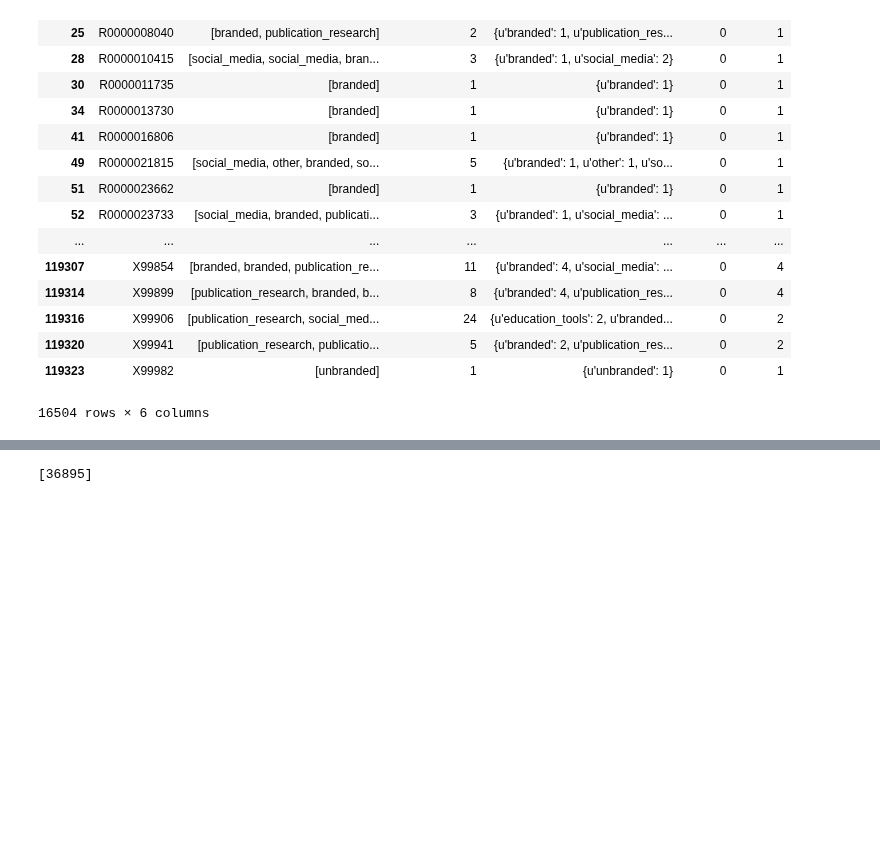
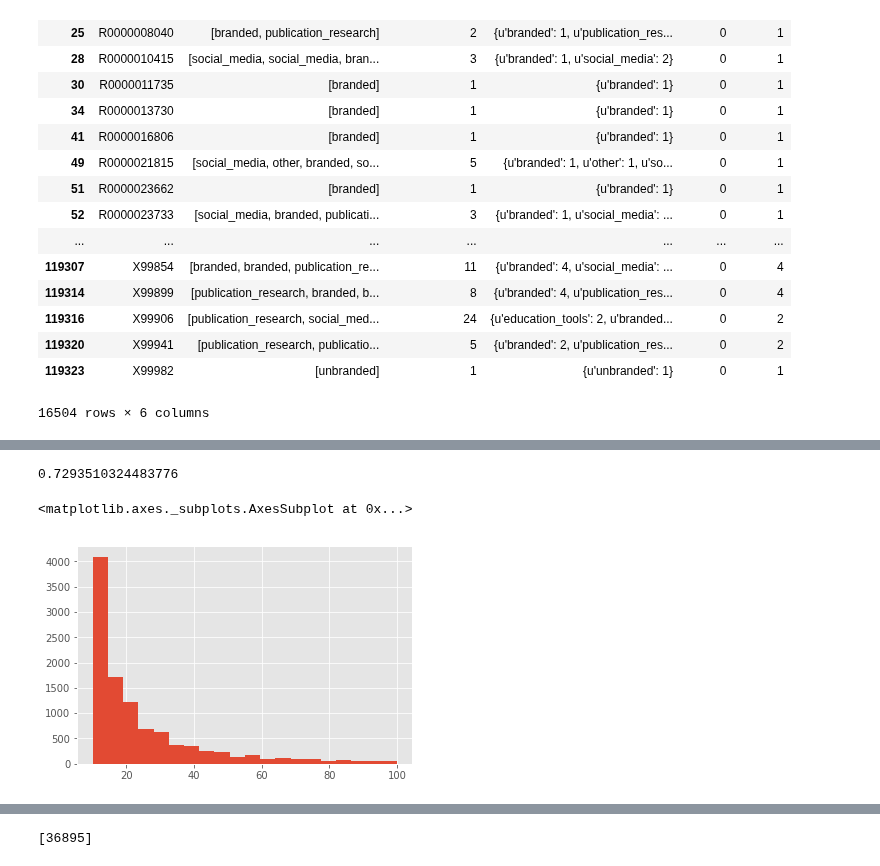
Before and after one commit to AmbitionData/DMD_AIM, a Jupyter notebook: models/behavioral_analysis.ipynb, the cells around one changed output, grey strips where cells are left out. Drawn from its saved outputs; the diff is of its cells as text; code cells hidden in the pictures; blank space fills up the shorter version.

```diff
--- a/models/behavioral_analysis.ipynb
+++ b/models/behavioral_analysis.ipynb
@@ -48 +62,7 @@ def define_use_case(event):
+# %%
+events['use_case'] = ''
+events.loc[events.site_category.isin(publisher_tools), 'use_case'] = 'publications_ed_tools'
+events.loc[events.site_category.isin(pharma), 'use_case'] = 'pharma_device'
+events.loc[events.site_category.isin(social), 'use_case'] = 'professional_social_media'
+events.loc[events.use_case=='', 'use_case'] = 'other'
 # %%
@@ -190,0 +205,9 @@ multi_use_case = personas
+# %%
+len(personas[personas.total_sessions<=3])/len(personas)
+# %% [output]
+0.7293510324483776
+# %%
+personas[(personas.total_sessions>=10)&(personas.total_sessions <= 100)].total_sessions.hist(bins=20)
+# %% [output]
+<matplotlib.axes._subplots.AxesSubplot at 0x...>
+[figure, added]
```
Also changed, not shown: parts of 46 cells of this notebook.
